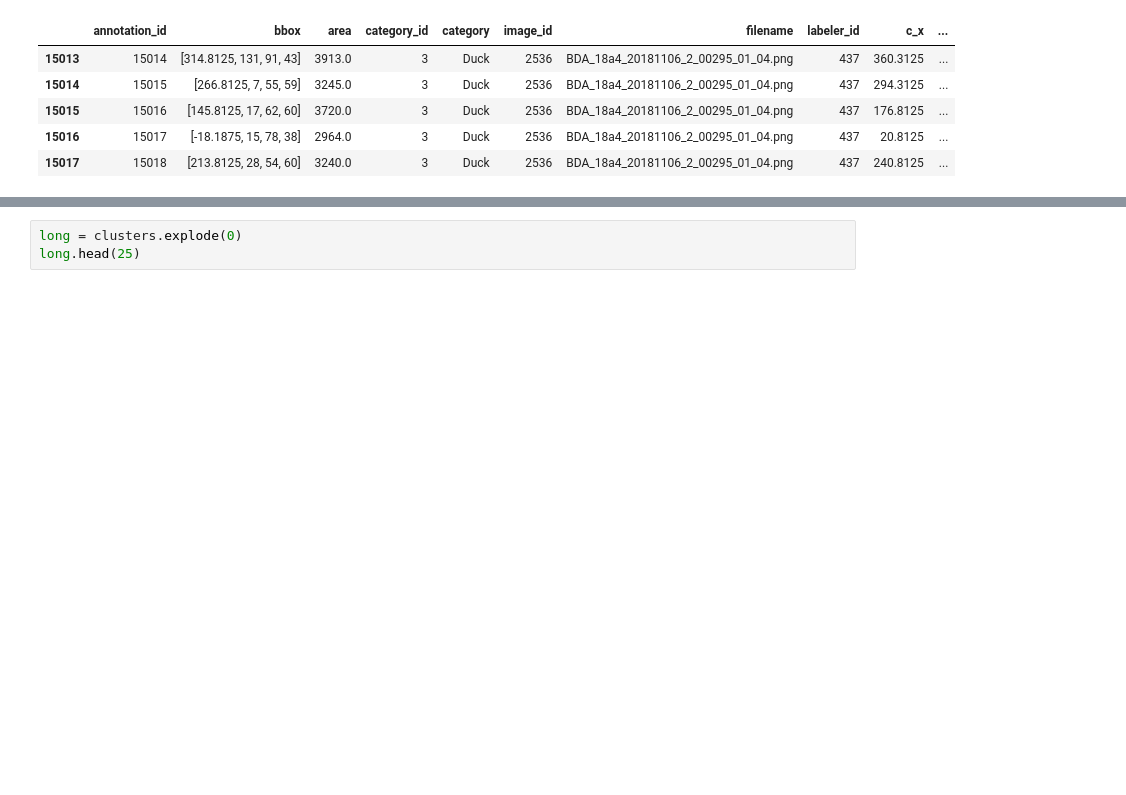
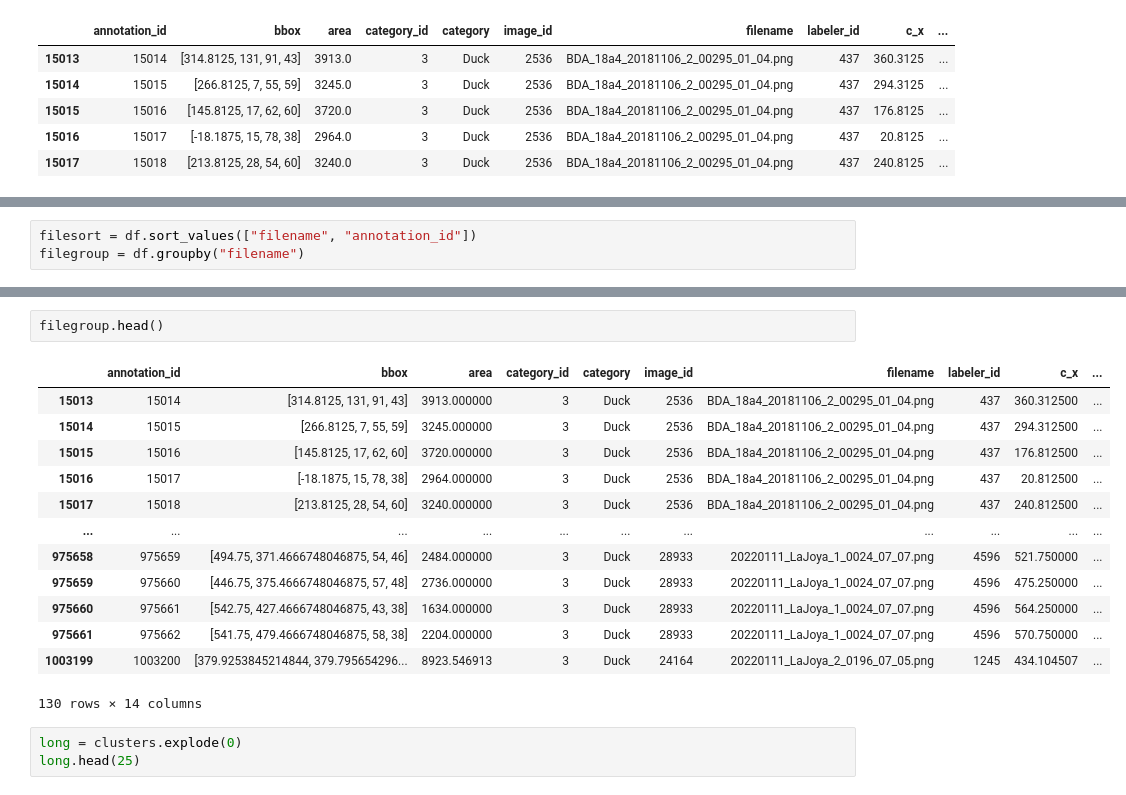
Before and after one commit to rowanoaktree/AggregationScripts, a Jupyter notebook: Scratch/Refinement.ipynb, the cells around one changed output, grey strips where cells are left out. Saved outputs shown, nothing was run; the diff lists cells and outputs as text; blank space fills up the shorter version.

```diff
--- a/Scratch/Refinement.ipynb
+++ b/Scratch/Refinement.ipynb
@@ -121,3 +120,6 @@ df.head()
 clusters = df.groupby("filename").apply(lambda x: group_DBSCAN(x))
 clusters = clusters.reset_index()
 #clusters = clusters.rename({0:"cluster_id"})
+# %%
+filesort = df.sort_values(["filename", "annotation_id"])
+filegroup = df.groupby("filename")
@@ -124,3 +135,19 @@ clusters = clusters.reset_index()
+# %%
+filegroup.head()
+# %% [output]
+|  | annotation_id | bbox | area | category_id | category | image_id | filename | labeler_id | c_x | ... |
+| 15013 | 15014 | [314.8125, 131, 91, 43] | 3913.000000 | 3 | Duck | 2536 | BDA_18a4_20181106_2_00295_01_04.png | 437 | 360.312500 | ... |
+| 15014 | 15015 | [266.8125, 7, 55, 59] | 3245.000000 | 3 | Duck | 2536 | BDA_18a4_20181106_2_00295_01_04.png | 437 | 294.312500 | ... |
+| 15015 | 15016 | [145.8125, 17, 62, 60] | 3720.000000 | 3 | Duck | 2536 | BDA_18a4_20181106_2_00295_01_04.png | 437 | 176.812500 | ... |
+| 15016 | 15017 | [-18.1875, 15, 78, 38] | 2964.000000 | 3 | Duck | 2536 | BDA_18a4_20181106_2_00295_01_04.png | 437 | 20.812500 | ... |
+| 15017 | 15018 | [213.8125, 28, 54, 60] | 3240.000000 | 3 | Duck | 2536 | BDA_18a4_20181106_2_00295_01_04.png | 437 | 240.812500 | ... |
+| ... | ... | ... | ... | ... | ... | ... | ... | ... | ... | ... |
+| 975658 | 975659 | [494.75, 371.4666748046875, 54, 46] | 2484.000000 | 3 | Duck | 28933 | 20220111_LaJoya_1_0024_07_07.png | 4596 | 521.750000 | ... |
+| 975659 | 975660 | [446.75, 375.4666748046875, 57, 48] | 2736.000000 | 3 | Duck | 28933 | 20220111_LaJoya_1_0024_07_07.png | 4596 | 475.250000 | ... |
+| 975660 | 975661 | [542.75, 427.4666748046875, 43, 38] | 1634.000000 | 3 | Duck | 28933 | 20220111_LaJoya_1_0024_07_07.png | 4596 | 564.250000 | ... |
+| 975661 | 975662 | [541.75, 479.4666748046875, 58, 38] | 2204.000000 | 3 | Duck | 28933 | 20220111_LaJoya_1_0024_07_07.png | 4596 | 570.750000 | ... |
+| 1003199 | 1003200 | [379.9253845214844, 379.795654296... | 8923.546913 | 3 | Duck | 24164 | 20220111_LaJoya_2_0196_07_05.png | 1245 | 434.104507 | ... |
+130 rows × 14 columns
 # %%
 long = clusters.explode(0)
 long.head(25)
```
Also changed, not shown: parts of 3 cells of this notebook.
